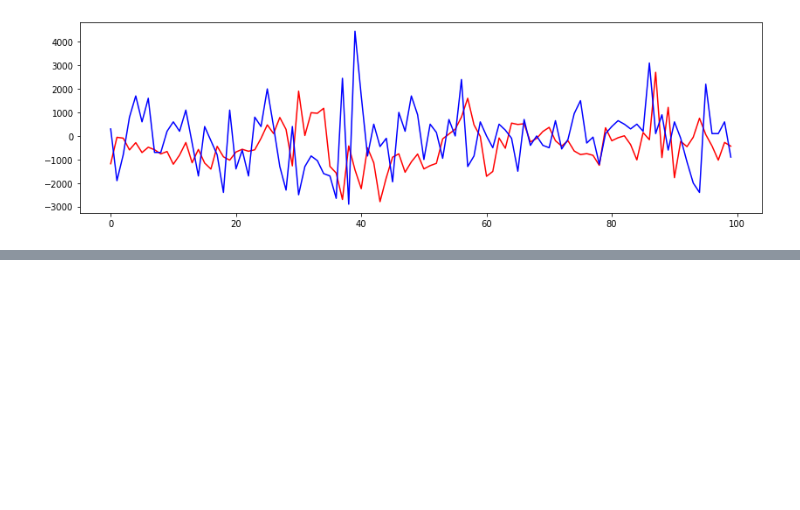
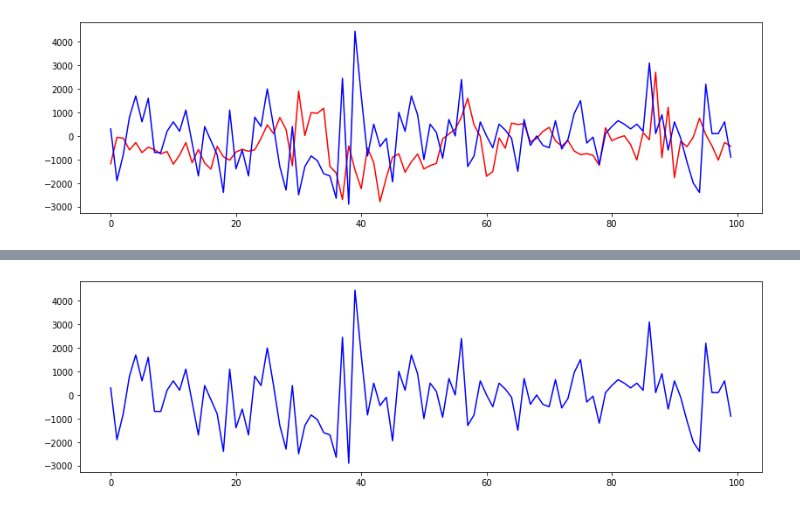
Before and after one commit to sjbaek12/sjbaek12.github.io, a Jupyter notebook: 주가예측_LSTM.ipynb, the cells around one changed output, grey strips where cells are left out. Saved outputs shown, nothing was run; the diff lists cells and outputs as text; code cells hidden in the pictures; blank space fills up the shorter version.

```diff
--- a/주가예측_LSTM.ipynb
+++ b/주가예측_LSTM.ipynb
@@ -895,0 +977,6 @@ plt.show()
+# %%
+#plt.plot(predict_conv1_LSTM, 'r')
+plt.plot(y_val_L5, 'b')
+plt.show()
+# %% [output]
+[figure, added]
```
Also changed, not shown: parts of 11 cells of this notebook.
